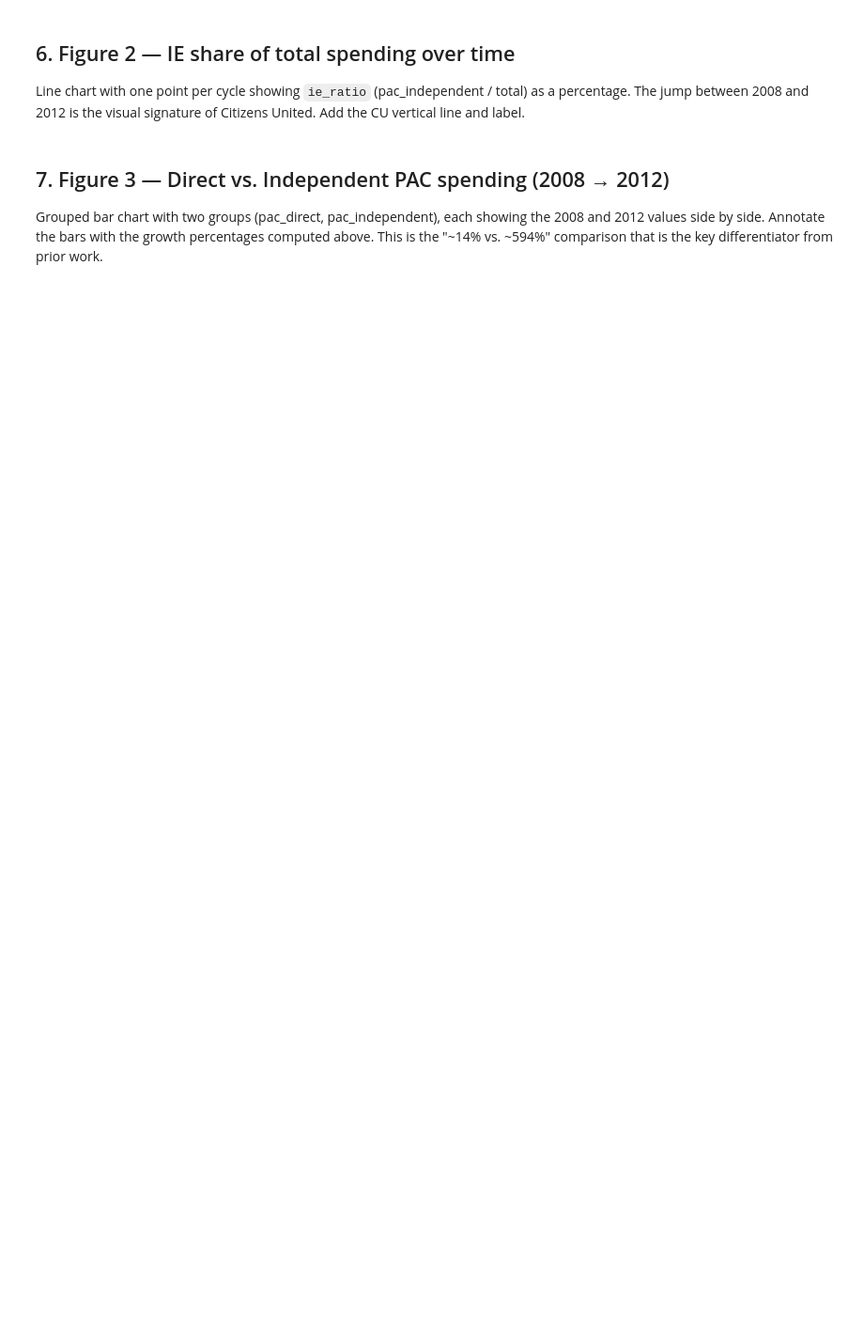
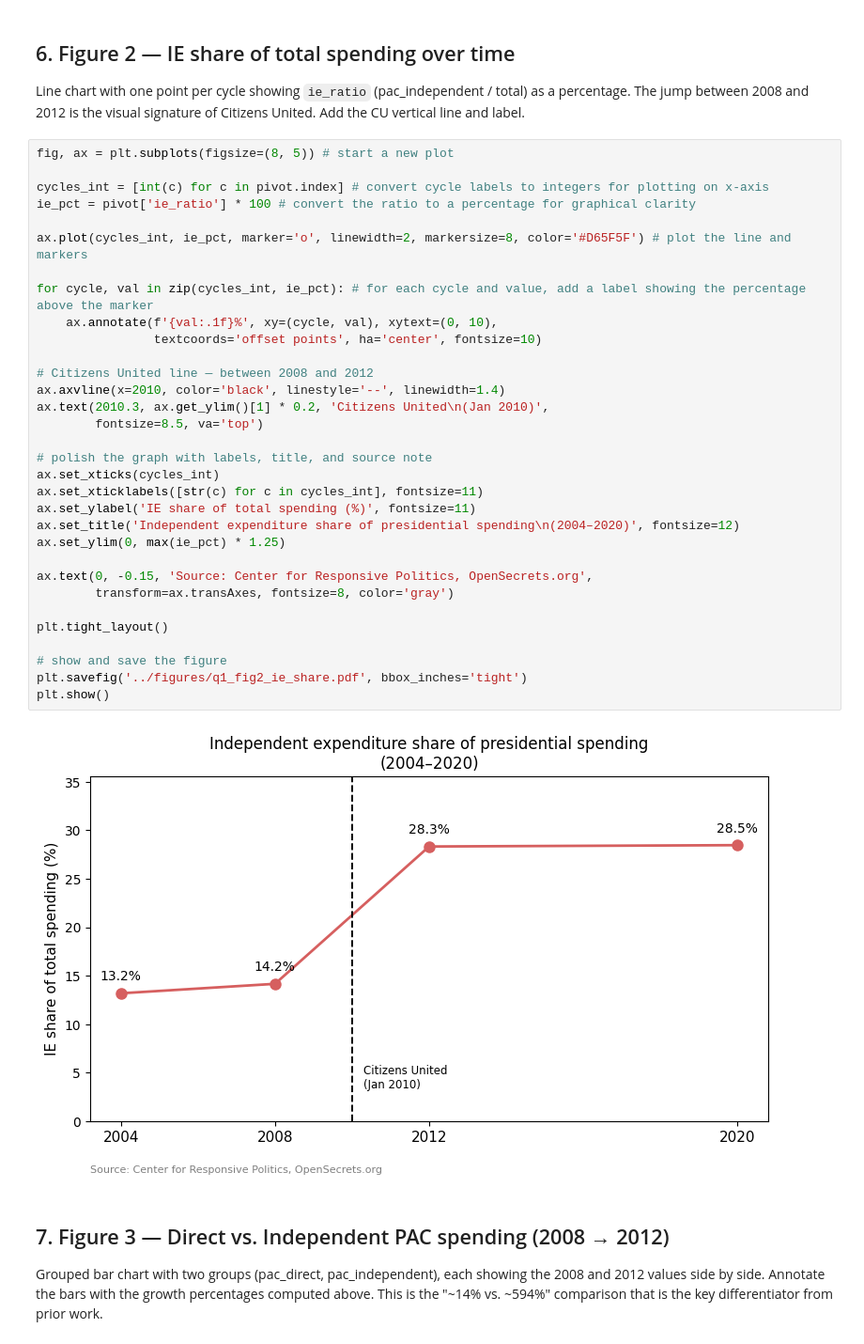
Before and after one commit to schanzb/qss_20_final_proj, a Jupyter notebook: scripts/03_q1.ipynb, the cells around one changed output. Shown at 94% size. Drawn from its saved outputs; the diff is of its cells as text; blank space fills up the shorter version.

```diff
--- a/scripts/03_q1.ipynb
+++ b/scripts/03_q1.ipynb
@@ -94,6 +194,40 @@ Y-axis in 2024 $B. Include OpenSecrets attribution.
 ## 6. Figure 2 — IE share of total spending over time
 
 Line chart with one point per cycle showing `ie_ratio` (pac_independent / total) as a percentage. The jump between 2008 and 2012 is the visual signature of Citizens United. Add the CU vertical line and label.
+# %%
+fig, ax = plt.subplots(figsize=(8, 5)) # start a new plot
+
+cycles_int = [int(c) for c in pivot.index] # convert cycle labels to integers for plotting on x-axis
+ie_pct = pivot['ie_ratio'] * 100 # convert the ratio to a percentage for graphical clarity
+
+ax.plot(cycles_int, ie_pct, marker='o', linewidth=2, markersize=8, color='#D65F5F') # plot the line and markers
+
+for cycle, val in zip(cycles_int, ie_pct): # for each cycle and value, add a label showing the percentage above the marker
+    ax.annotate(f'{val:.1f}%', xy=(cycle, val), xytext=(0, 10),
+                textcoords='offset points', ha='center', fontsize=10)
+
+# Citizens United line — between 2008 and 2012
+ax.axvline(x=2010, color='black', linestyle='--', linewidth=1.4)
+ax.text(2010.3, ax.get_ylim()[1] * 0.2, 'Citizens United\n(Jan 2010)',
+        fontsize=8.5, va='top')
+
+# polish the graph with labels, title, and source note
+ax.set_xticks(cycles_int)
+ax.set_xticklabels([str(c) for c in cycles_int], fontsize=11)
+ax.set_ylabel('IE share of total spending (%)', fontsize=11)
+ax.set_title('Independent expenditure share of presidential spending\n(2004–2020)', fontsize=12)
+ax.set_ylim(0, max(ie_pct) * 1.25)
+
+ax.text(0, -0.15, 'Source: Center for Responsive Politics, OpenSecrets.org',
+        transform=ax.transAxes, fontsize=8, color='gray')
+
+plt.tight_layout()
+
+# show and save the figure
+plt.savefig('../figures/q1_fig2_ie_share.pdf', bbox_inches='tight')
+plt.show()
+# %% [output]
+[figure, added]
 # %% [markdown]
 ## 7. Figure 3 — Direct vs. Independent PAC spending (2008 → 2012)
 
```
Also changed, not shown: parts of 9 cells of this notebook, 4 other files.
